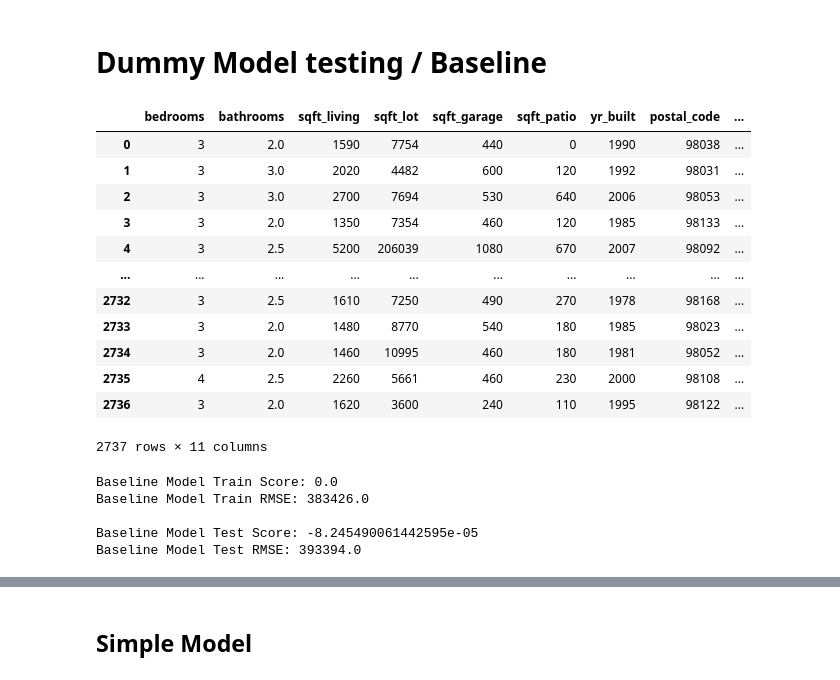
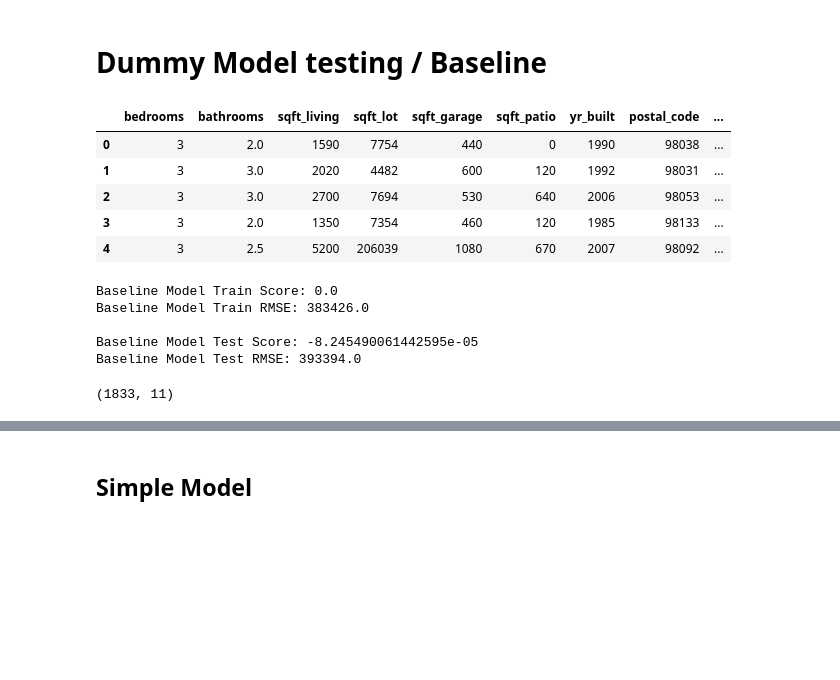
Before and after one commit to albertcchen/dsc-phase-2-project, a Jupyter notebook: Data_Dive.ipynb, the cells around one changed output, grey strips where cells are left out. Cells and saved outputs as stored; diff of their text form; code cells hidden in the pictures; blank space fills up the shorter version.

```diff
--- a/Data_Dive.ipynb
+++ b/Data_Dive.ipynb
@@ -68,26 +68,19 @@ data_relevant
 # %%
 train = data_relevant
 test = data_relevant
 
 X_train = train.drop('price', axis=1)
 y_train = train['price']
 
 X_test = test.drop("price", axis=1)
 y_test = test["price"]
 
-X_train
+X_train.head()
 # %% [output]
 |  | bedrooms | bathrooms | sqft_living | sqft_lot | sqft_garage | sqft_patio | yr_built | postal_code | ... |
 | 0 | 3 | 2.0 | 1590 | 7754 | 440 | 0 | 1990 | 98038 | ... |
 | 1 | 3 | 3.0 | 2020 | 4482 | 600 | 120 | 1992 | 98031 | ... |
 | 2 | 3 | 3.0 | 2700 | 7694 | 530 | 640 | 2006 | 98053 | ... |
 | 3 | 3 | 2.0 | 1350 | 7354 | 460 | 120 | 1985 | 98133 | ... |
 | 4 | 3 | 2.5 | 5200 | 206039 | 1080 | 670 | 2007 | 98092 | ... |
-| ... | ... | ... | ... | ... | ... | ... | ... | ... | ... |
-| 2732 | 3 | 2.5 | 1610 | 7250 | 490 | 270 | 1978 | 98168 | ... |
-| 2733 | 3 | 2.0 | 1480 | 8770 | 540 | 180 | 1985 | 98023 | ... |
-| 2734 | 3 | 2.0 | 1460 | 10995 | 460 | 180 | 1981 | 98052 | ... |
-| 2735 | 4 | 2.5 | 2260 | 5661 | 460 | 230 | 2000 | 98108 | ... |
-| 2736 | 3 | 2.0 | 1620 | 3600 | 240 | 110 | 1995 | 98122 | ... |
-2737 rows × 11 columns
 # %%
@@ -118,3 +109,7 @@ Baseline Model Train RMSE: 383426.0
 
 Baseline Model Test Score: -8.245490061442595e-05
 Baseline Model Test RMSE: 393394.0
+# %%
+X_train.shape
+# %% [output]
+(1833, 11)
```
Also changed, not shown: parts of 22 cells of this notebook.
